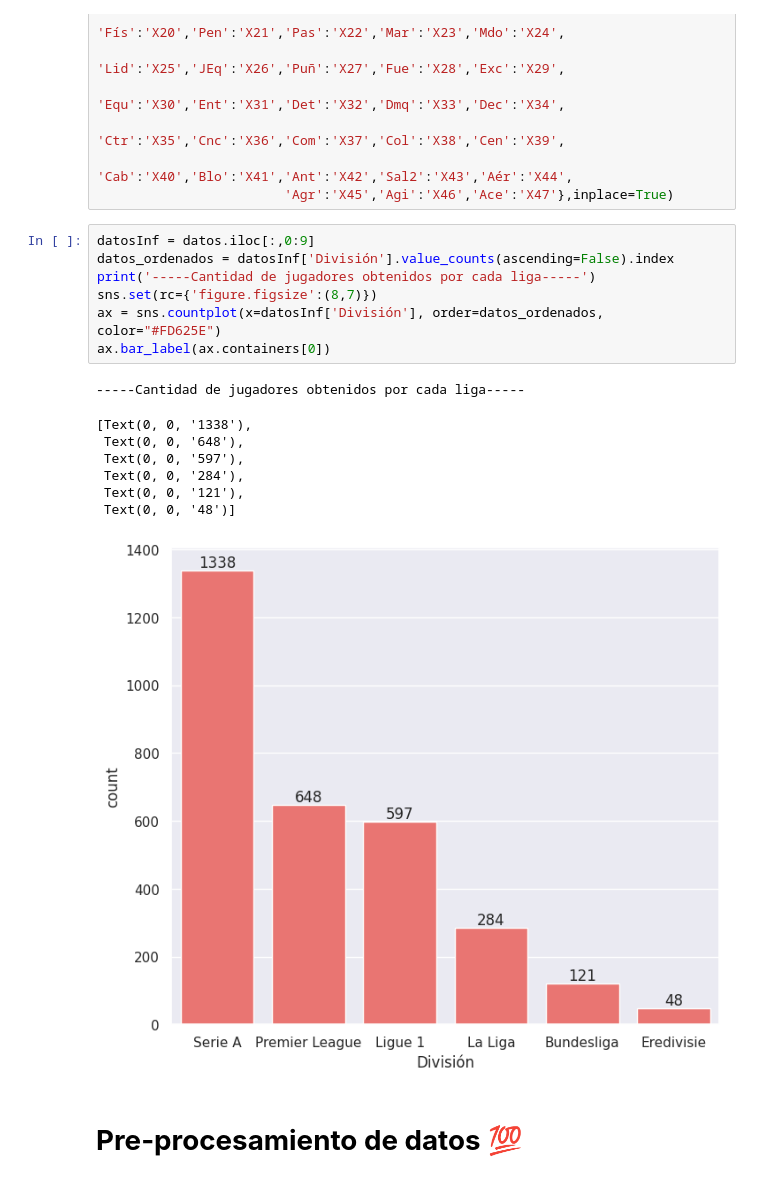
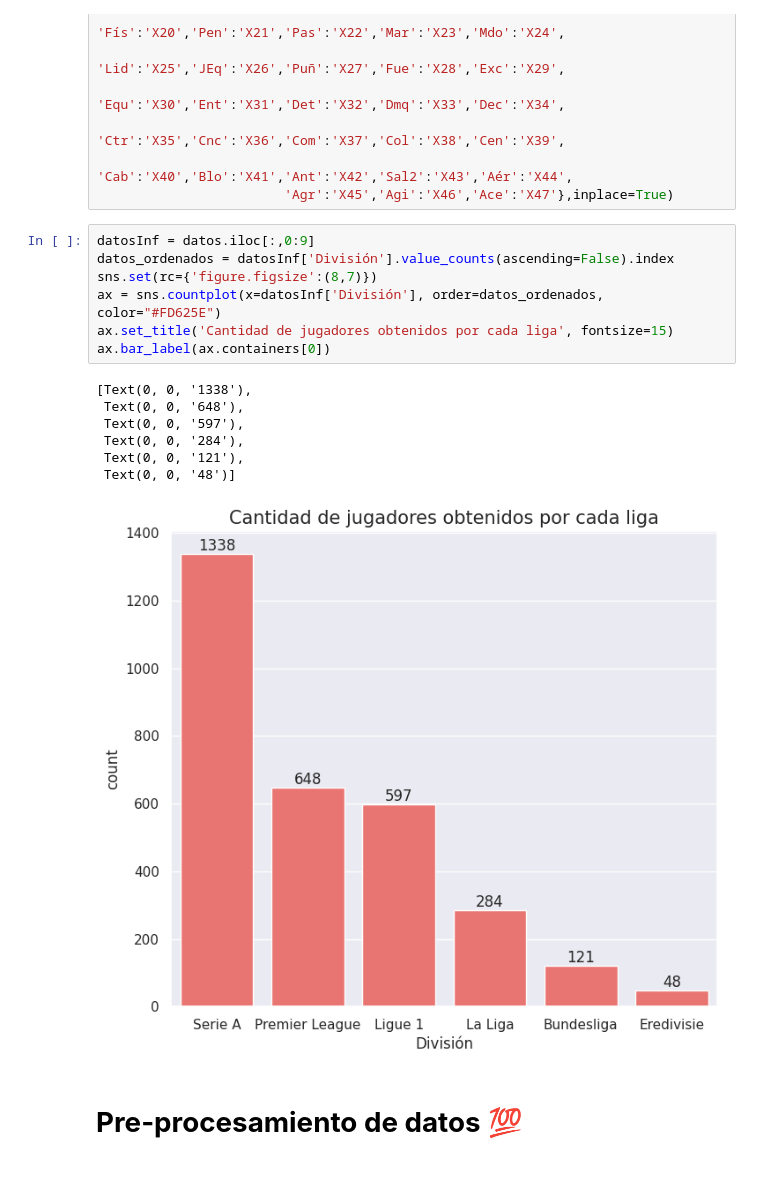
Before and after one commit to piero0090/Tesis-SeminarioII, a Jupyter notebook: SeminarioII_DataAnalysis.ipynb, the cells around one changed output. Saved outputs shown, nothing was run; the diff lists cells and outputs as text.

```diff
--- a/SeminarioII_DataAnalysis.ipynb
+++ b/SeminarioII_DataAnalysis.ipynb
@@ -115,19 +115,18 @@ datosML.rename(columns={'Vis':'X1','Vel':'X2','Val':'X3','1v1':'X4','Lib':'X5',
 # %%
 datosInf = datos.iloc[:,0:9]
 datos_ordenados = datosInf['División'].value_counts(ascending=False).index
-print('-----Cantidad de jugadores obtenidos por cada liga-----')
 sns.set(rc={'figure.figsize':(8,7)})
 ax = sns.countplot(x=datosInf['División'], order=datos_ordenados, color="#FD625E")
+ax.set_title('Cantidad de jugadores obtenidos por cada liga', fontsize=15)
 ax.bar_label(ax.containers[0])
 # %% [output]
------Cantidad de jugadores obtenidos por cada liga-----
+[Text(0, 0, '1338'),
+ Text(0, 0, '648'),
+ Text(0, 0, '597'),
+ Text(0, 0, '284'),
+ Text(0, 0, '121'),
+ Text(0, 0, '48')]
-[Text(0, 0, '1338'),
- Text(0, 0, '648'),
- Text(0, 0, '597'),
- Text(0, 0, '284'),
- Text(0, 0, '121'),
- Text(0, 0, '48')]
-[figure, old version]
+[figure, new version]
 # %% [markdown]
 # **Pre-procesamiento de datos** 💯
 # %%
```
Also changed, not shown: parts of 17 cells of this notebook.
